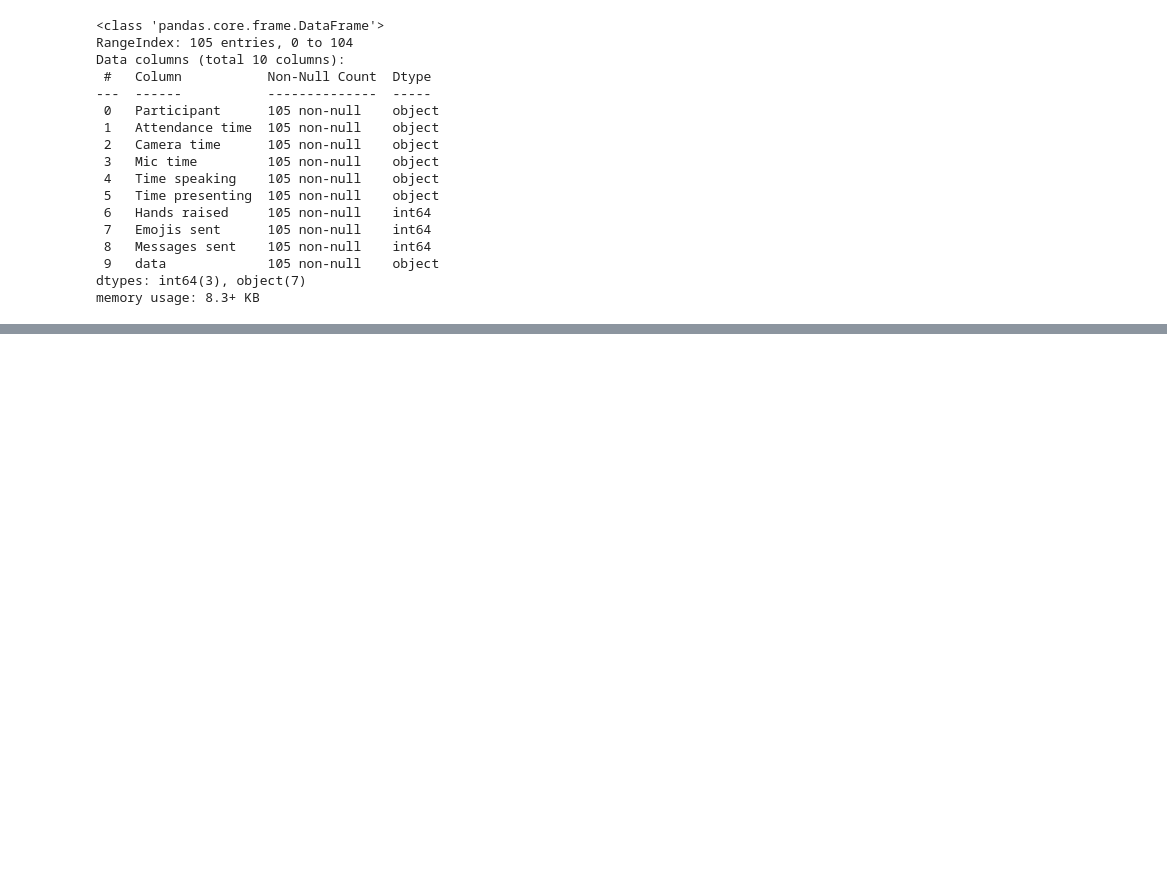
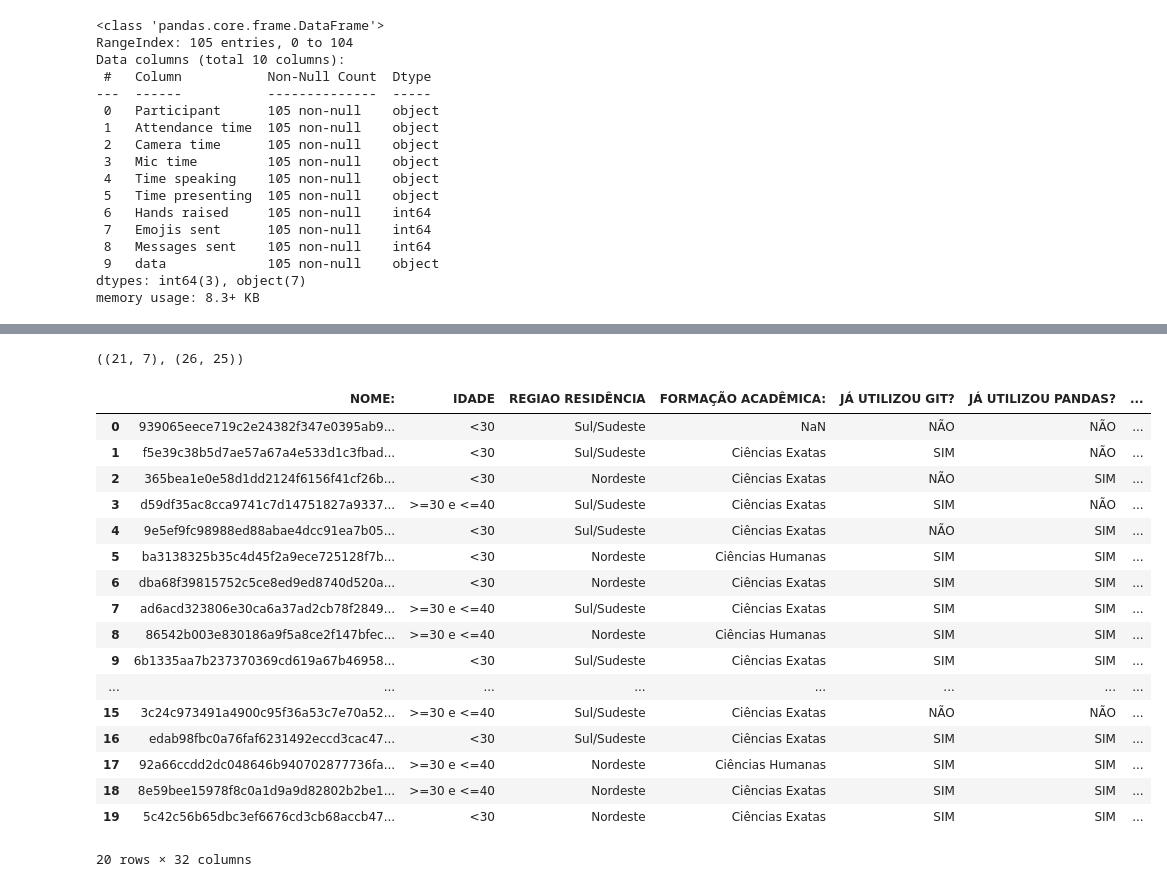
Before and after one commit to robertosgpontes/santander1175, a Jupyter notebook: EDA.ipynb, the cells around one changed output, grey strips where cells are left out. Drawn from its saved outputs; the diff is of its cells as text; code cells hidden in the pictures; blank space fills up the shorter version.

Commit message:
aula 2 eda de dados das aulas

```diff
--- a/EDA.ipynb
+++ b/EDA.ipynb
@@ -79,0 +219,6 @@ memory usage: 8.3+ KB
+# %%
+colunas = dados_aulas.columns
+# %%
+dados_agregados = dados_aulas[colunas[:-1]]\
+    .groupby('Participant')\
+    .agg({c: ['mean', 'std','median'] for c in colunas[1:-1]})
@@ -79,0 +239,4 @@ memory usage: 8.3+ KB
+# %%
+dados_agregados.reset_index(inplace=True)
+# %%
+dados_agregados.columns = [' '.join(col).strip() for col in dados_agregados.columns.values]
@@ -79,0 +256,29 @@ memory usage: 8.3+ KB
+# %%
+profile.shape, dados_agregados.shape
+# %% [output]
+((21, 7), (26, 25))
+# %%
+pd.merge(left=profile,
+         left_on='NOME:',
+         right=dados_agregados,
+         right_on='Participant',
+         how='inner')
+# %% [output]
+|  | NOME: | IDADE | REGIAO RESIDÊNCIA | FORMAÇÃO ACADÊMICA: | JÁ UTILIZOU GIT? | JÁ UTILIZOU PANDAS? | ... |
+| 0 | 939065eece719c2e24382f347e0395ab9... | <30 | Sul/Sudeste | NaN | NÃO | NÃO | ... |
+| 1 | f5e39c38b5d7ae57a67a4e533d1c3fbad... | <30 | Sul/Sudeste | Ciências Exatas | SIM | NÃO | ... |
+| 2 | 365bea1e0e58d1dd2124f6156f41cf26b... | <30 | Nordeste | Ciências Exatas | NÃO | SIM | ... |
+| 3 | d59df35ac8cca9741c7d14751827a9337... | >=30 e <=40 | Sul/Sudeste | Ciências Exatas | SIM | NÃO | ... |
+| 4 | 9e5ef9fc98988ed88abae4dcc91ea7b05... | <30 | Sul/Sudeste | Ciências Exatas | NÃO | SIM | ... |
+| 5 | ba3138325b35c4d45f2a9ece725128f7b... | <30 | Nordeste | Ciências Humanas | SIM | SIM | ... |
+| 6 | dba68f39815752c5ce8ed9ed8740d520a... | <30 | Nordeste | Ciências Exatas | SIM | SIM | ... |
+| 7 | ad6acd323806e30ca6a37ad2cb78f2849... | >=30 e <=40 | Sul/Sudeste | Ciências Exatas | SIM | SIM | ... |
+| 8 | 86542b003e830186a9f5a8ce2f147bfec... | >=30 e <=40 | Nordeste | Ciências Humanas | SIM | SIM | ... |
+| 9 | 6b1335aa7b237370369cd619a67b46958... | <30 | Sul/Sudeste | Ciências Exatas | SIM | SIM | ... |
+| ... | ... | ... | ... | ... | ... | ... | ... |
+| 15 | 3c24c973491a4900c95f36a53c7e70a52... | >=30 e <=40 | Sul/Sudeste | Ciências Exatas | NÃO | NÃO | ... |
+| 16 | edab98fbc0a76faf6231492eccd3cac47... | <30 | Sul/Sudeste | Ciências Exatas | SIM | SIM | ... |
+| 17 | 92a66ccdd2dc048646b940702877736fa... | >=30 e <=40 | Nordeste | Ciências Humanas | SIM | SIM | ... |
+| 18 | 8e59bee15978f8c0a1d9a9d82802b2be1... | >=30 e <=40 | Nordeste | Ciências Exatas | SIM | SIM | ... |
+| 19 | 5c42c56b65dbc3ef6676cd3cb68accb47... | <30 | Nordeste | Ciências Exatas | SIM | SIM | ... |
+20 rows × 32 columns
```
Also changed, not shown: parts of 19 cells of this notebook.
